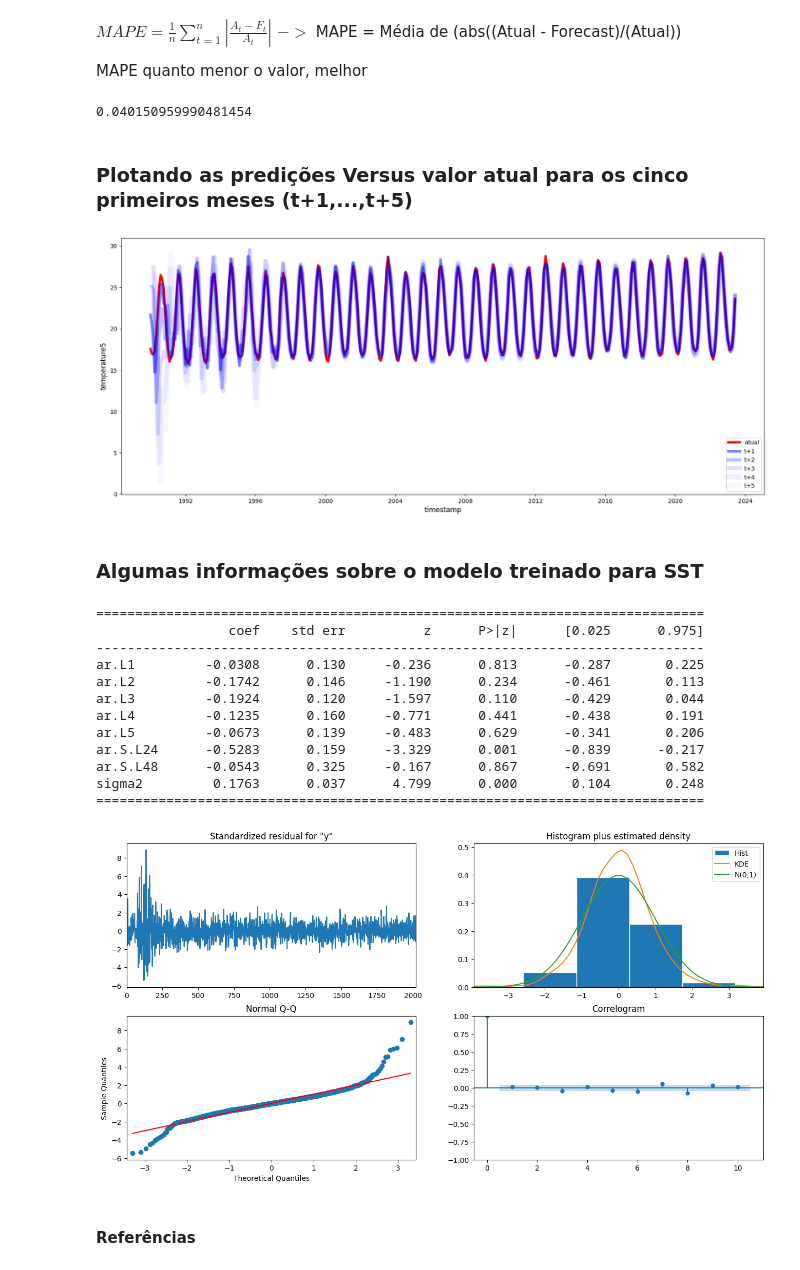
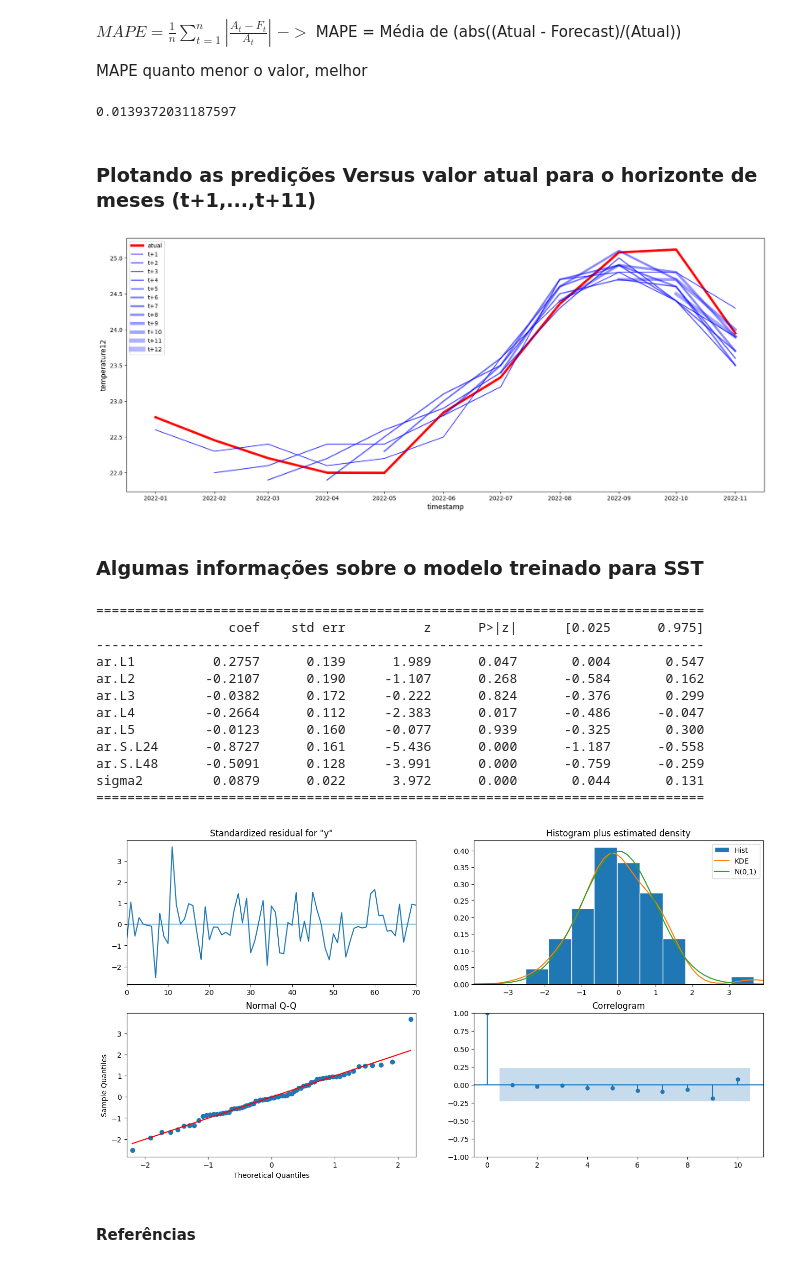
Before and after one commit to matheusvictal/sst-time-series-ml, a Jupyter notebook: source/2_sarima.ipynb, the cells around one changed output. Drawn from its saved outputs; the diff is of its cells as text; code cells hidden in the pictures.

Commit message:
SARIMA para um ponto funcionando no horizonte de 12meses

```diff
--- a/source/2_sarima.ipynb
+++ b/source/2_sarima.ipynb
@@ -113,31 +113,31 @@ END_WINDOW = HORIZONTE #janela para usar como teste no conjunto de teste
 
 # enso
 treino_enso, teste_enso = SSTHelper.split_train_test(p1_enso, DATE_TO_SPLIT)
-teste_enso = teste_enso[:END_WINDOW]
+#teste_enso = teste_enso[:END_WINDOW]
 treino_enso.drop(['lat', 'lon'], axis=1, inplace=True)
 teste_enso.drop(['lat', 'lon'], axis=1, inplace=True)
 
 # chile
 treino_chile, teste_chile = SSTHelper.split_train_test(p2_chile, DATE_TO_SPLIT)
-teste_enso = teste_enso[:END_WINDOW]
+#teste_enso = teste_enso[:END_WINDOW]
 treino_chile.drop(['lat', 'lon'], axis=1, inplace=True)
 teste_chile.drop(['lat', 'lon'], axis=1, inplace=True)
 
 # mediterrâneo
 treino_medit, teste_medit = SSTHelper.split_train_test(p3_medit, DATE_TO_SPLIT)
-teste_medit = teste_medit[:END_WINDOW]
+#teste_medit = teste_medit[:END_WINDOW]
 treino_medit.drop(['lat', 'lon'], axis=1, inplace=True)
 teste_medit.drop(['lat', 'lon'], axis=1, inplace=True)
 
 # atlântico
 treino_atlan, teste_atlan = SSTHelper.split_train_test(p4_atlan, DATE_TO_SPLIT)
-teste_atlan = teste_atlan[:END_WINDOW]
+#teste_atlan = teste_atlan[:END_WINDOW]
 treino_atlan.drop(['lat', 'lon'], axis=1, inplace=True)
 teste_atlan.drop(['lat', 'lon'], axis=1, inplace=True)
 
 # ìndico
 treino_indic, teste_indic = SSTHelper.split_train_test(p5_indic, DATE_TO_SPLIT)
-teste_indic = teste_indic[:END_WINDOW]
+#teste_indic = teste_indic[:END_WINDOW]
 treino_indic.drop(['lat', 'lon'], axis=1, inplace=True)
 teste_indic.drop(['lat', 'lon'], axis=1, inplace=True)
 # %%
@@ -332,16 +310,17 @@ Conjunto de teste deslocado no HORIZONTE de cinco meses para todas as datas:
 # %% [markdown]
 #### Criando os conjuntos de treino de acordo com a janela de treinamento
 # %%
-janela_treinamento = 96 # meses de janela de treino (8 anos)
+JANELA_TREINAMENTO = 96 # meses de janela de treino (8 anos)
 
 treino_ts_enso = treino_enso['sst'] #pegando somente a coluna com as temperaturas médias
-teste_ts_enso = test_shifted_enso
+teste_ts_enso = teste_shifted_enso
 
 # criando um historico com apenas os valores da temperatura
-historico = [x for x in teste_ts_enso] # fazendo split dos valores sst para o conjunto de treino
-historico = historico[(-janela_treinamento):] # do final do conjunto de treino até o tamanho da janela (fim -> até(96))
+historico_enso = [x for x in treino_ts_enso] # fazendo split dos valores sst para o conjunto de treino
+historico_enso = historico_enso[(-JANELA_TREINAMENTO):] # do final do conjunto de treino até o tamanho da janela (fim -> até(96))
 
-#print("histórico:", historico[:10])
-treino_ts.tail(janela_treinamento)
-#print(treino['sst'])
+#print(treino_enso['sst'])
+#print("histórico:", historico_enso[:10])
+print("Conjunto de treino para a JANELA DE TREINAMENTO de: ", JANELA_TREINAMENTO, "meses")
+treino_ts_enso.tail(JANELA_TREINAMENTO)
 # %% [output]
@@ -408,9 +410,9 @@ for t in range(teste_ts.shape[0]):
 # %% [markdown]
 #### Re-indexando as colunas para plotar o gráfico ao longo do tempo
 # %%
-eval_df = pd.DataFrame(predicoes, columns=['sst+'+str(t) for t in range(1, HORIZONTE+1)])
-eval_df['timestamp'] = teste.index[0:len(teste.index)-HORIZONTE+1]
-eval_df = pd.melt(eval_df, id_vars='timestamp', value_name='prediction', var_name='h')
-eval_df['atual'] = np.array(np.transpose(teste_ts)).ravel()
+eval_df = pd.DataFrame(predicoes_enso, columns=['sst+'+str(t) for t in range(1, HORIZONTE+1)])
+eval_df['timestamp'] = teste_enso.index[0:len(teste_enso.index)-HORIZONTE+1]
+eval_df = pd.melt(eval_df, id_vars='timestamp', value_name='prediction_enso', var_name='h')
+eval_df['atual'] = np.array(np.transpose(teste_ts_enso)).ravel()
 eval_df.head(1250)
 # %% [output]
@@ -436,54 +438,54 @@ $MAPE = \frac{1}{n} \sum_{t=1}^{n} |\frac{A_t - F_t}{A_t}|$ $->$ MAPE = Média d
 
 MAPE quanto menor o valor, melhor
 # %%
-SSTHelper.mape(eval_df['atual'], eval_df['prediction'])
+SSTHelper.mape(eval_df['atual'], eval_df['prediction_enso'])
 # %% [output]
-0.040150959990481454
+0.0139372031187597
 # %% [markdown]
-### Plotando as predições Versus valor atual para os cinco primeiros meses (t+1,...,t+5)
+### Plotando as predições Versus valor atual para o horizonte de meses (t+1,...,t+11)
 # %%
 ## Plotting multi step forecast
 plot_df = eval_df[(eval_df.h=='sst+1')][['timestamp', 'atual']]
 for t in range(1, HORIZONTE+1):
-    plot_df['t+'+str(t)] = eval_df[(eval_df.h=='sst+'+str(t))]['prediction'].values
+    plot_df['t+'+str(t)] = eval_df[(eval_df.h=='sst+'+str(t))]['prediction_enso'].values
 
 plot_df.head()
 fig = plt.figure(figsize=(20, 8))
 plt.plot(plot_df['timestamp'], plot_df['atual'], color='red', linewidth=4.0, label='atual')
 
 for t in range(1, HORIZONTE+1):
     x = plot_df['timestamp'][(t-1):]
     y = plot_df['t+'+str(t)][0:len(x)]
-    plt.plot(x, y, color='blue', linewidth=4*math.pow(1.2,t), alpha=math.pow(0.5,t), label='t+'+str(t))
+    plt.plot(x, y, color='blue', linewidth=1*math.pow(1.2,t), alpha=math.pow(0.9,t), label='t+'+str(t))
 
 plt.legend()
 plt.xlabel('timestamp', fontsize=12)
 plt.ylabel('temperature'+str(t), fontsize=12)
 plt.show()
 # %% [output]
-[figure, old version]
+[figure, new version]
 # %% [markdown]
 ### Algumas informações sobre o modelo treinado para SST
 # %%
-print(model_fit.summary().tables[1])
+print(model_fit_enso.summary().tables[1])
 # %% [output]
 ==============================================================================
                  coef    std err          z      P>|z|      [0.025      0.975]
 ------------------------------------------------------------------------------
-ar.L1         -0.0308      0.130     -0.236      0.813      -0.287       0.225
-ar.L2         -0.1742      0.146     -1.190      0.234      -0.461       0.113
-ar.L3         -0.1924      0.120     -1.597      0.110      -0.429       0.044
-ar.L4         -0.1235      0.160     -0.771      0.441      -0.438       0.191
-ar.L5         -0.0673      0.139     -0.483      0.629      -0.341       0.206
-ar.S.L24      -0.5283      0.159     -3.329      0.001      -0.839      -0.217
-ar.S.L48      -0.0543      0.325     -0.167      0.867      -0.691       0.582
-sigma2         0.1763      0.037      4.799      0.000       0.104       0.248
+ar.L1          0.2757      0.139      1.989      0.047       0.004       0.547
+ar.L2         -0.2107      0.190     -1.107      0.268      -0.584       0.162
+ar.L3         -0.0382      0.172     -0.222      0.824      -0.376       0.299
+ar.L4         -0.2664      0.112     -2.383      0.017      -0.486      -0.047
+ar.L5         -0.0123      0.160     -0.077      0.939      -0.325       0.300
+ar.S.L24      -0.8727      0.161     -5.436      0.000      -1.187      -0.558
+ar.S.L48      -0.5091      0.128     -3.991      0.000      -0.759      -0.259
+sigma2         0.0879      0.022      3.972      0.000       0.044       0.131
 ==============================================================================
 # %%
-model_fit.plot_diagnostics(figsize=(16, 8))
+model_fit_enso.plot_diagnostics(figsize=(16, 8))
 plt.show()
 # %% [output]
-[figure, old version]
+[figure, new version]
 # %% [markdown]
 #### Referências
 # %% [markdown]
```
Also changed, not shown: parts of 14 cells of this notebook.
